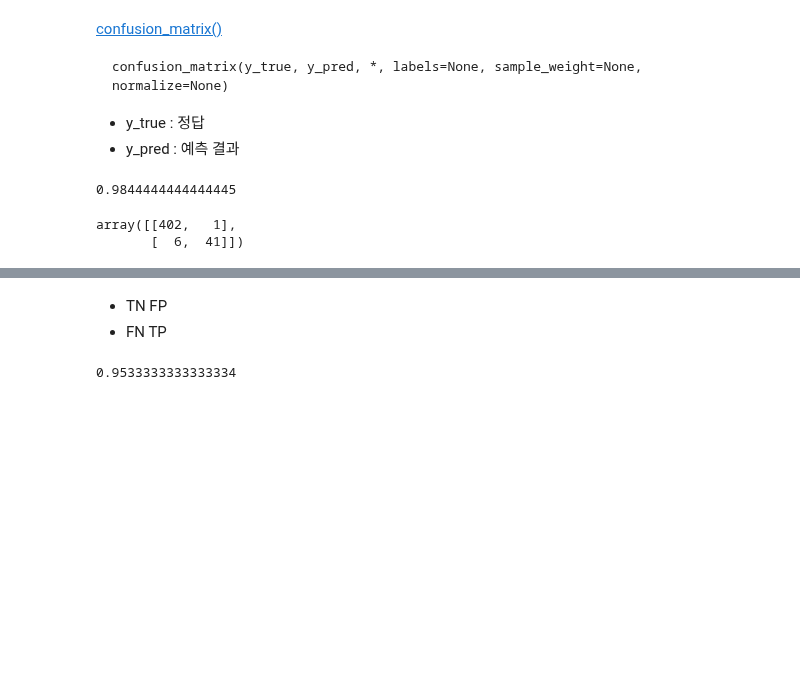
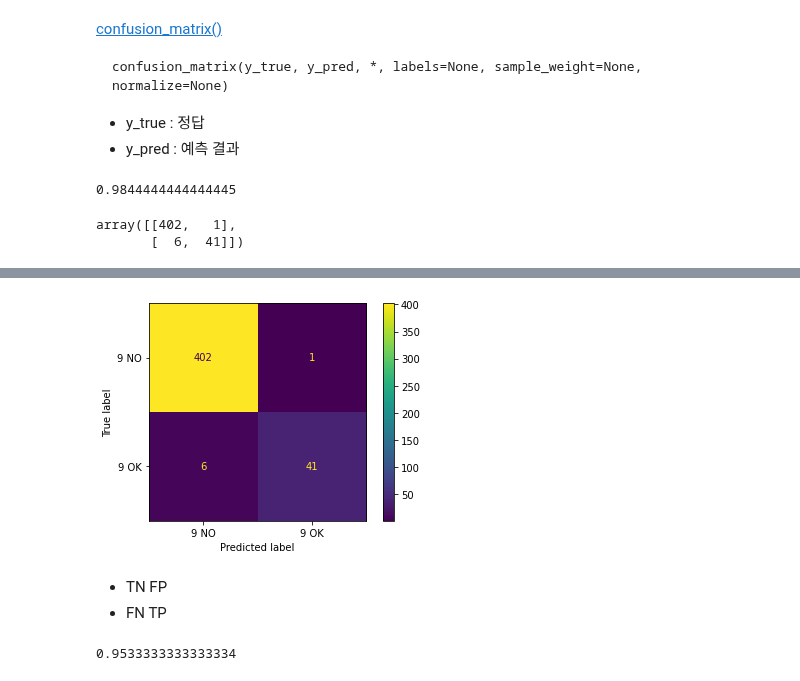
Before and after one commit to hwayoung306/AI, a Jupyter notebook: 20220504_ml_07_지도학습_모델평가_성능향상_ipynb의_사본.ipynb, the cells around one changed output, grey strips where cells are left out. Saved outputs shown, nothing was run; the diff lists cells and outputs as text; code cells hidden in the pictures; blank space fills up the shorter version.

```diff
--- a/20220504_ml_07_지도학습_모델평가_성능향상_ipynb의_사본.ipynb
+++ b/20220504_ml_07_지도학습_모델평가_성능향상_ipynb의_사본.ipynb
@@ -784,3 +828,9 @@ array([[402,   1],
+# %%
+ConfusionMatrixDisplay.from_predictions( y_test, pred_lr,
+                                      display_labels = ['9 NO', '9 OK'])
+plt.show()
+# %% [output]
+[figure, added]
 # %% [markdown]
 - TN FP
 - FN TP
```
Also changed, not shown: parts of 45 cells of this notebook.
